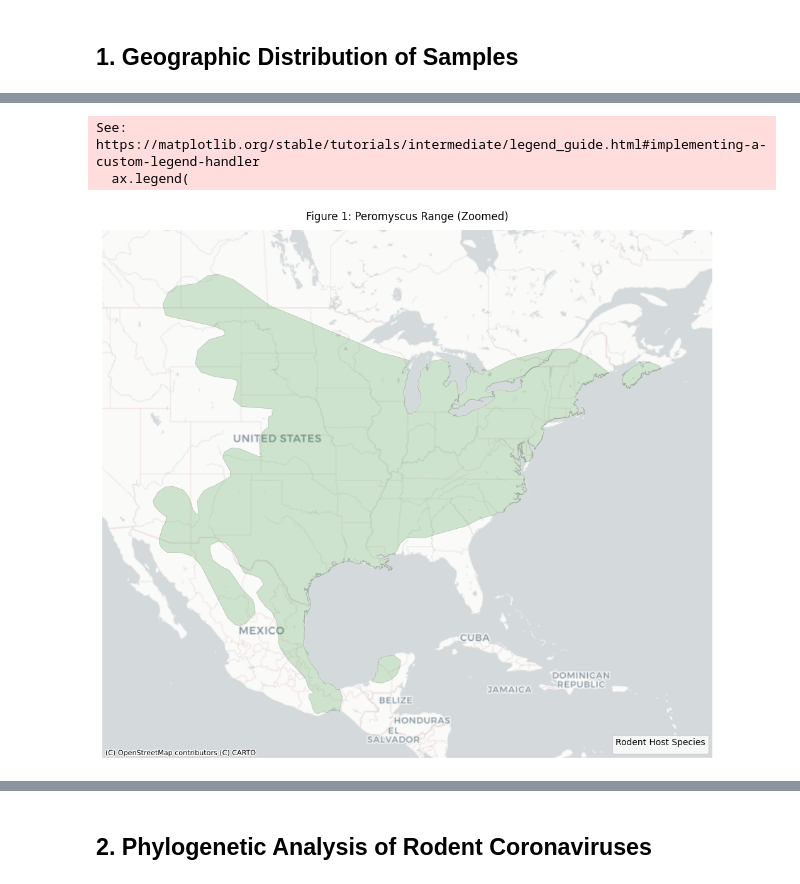
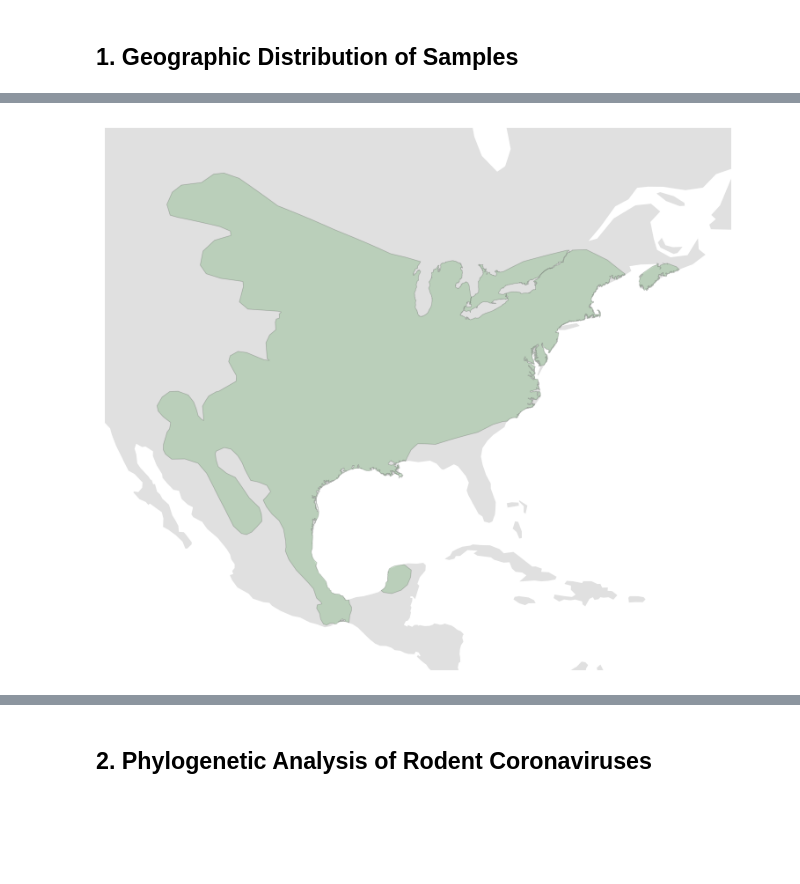
Before and after one commit to blatuscaspot/mouse-cov, a Jupyter notebook: Mouse CoV paper.ipynb, the cells around one changed output, grey strips where cells are left out. Saved outputs shown, nothing was run; the diff lists cells and outputs as text; code cells hidden in the pictures; blank space fills up the shorter version.

```diff
--- a/Mouse CoV paper.ipynb
+++ b/Mouse CoV paper.ipynb
@@ -109,59 +68,49 @@ plt.show()
 # %%
+import geopandas as gpd
 import matplotlib.pyplot as plt
-import contextily as ctx
-import pandas as pd
-import geopandas as gpd
-import matplotlib.patches as mpatches
+import geodatasets
 
-# Load and reproject
+# Set CRS to EPSG:3857
 crs = 'EPSG:3857'
-peromyscus = (
-    gpd.read_file("Peromyscus_leucopus/data_0.shp")
-    .to_crs(crs)
-)
-usa = gpd.read_file("usa.shp").to_crs(crs)
 
-# Compute padded bounds of the Peromyscus range
+# Load Peromyscus range and reproject
+peromyscus = gpd.read_file("Peromyscus_leucopus/data_0.shp").to_crs(crs)
+
+# Load Natural Earth land layer
+land_path = geodatasets.get_path("naturalearth.land")
+land = gpd.read_file(land_path).to_crs(crs)
+
+# Define padded bounds of the Peromyscus range
 minx, miny, maxx, maxy = peromyscus.total_bounds
 dx, dy = maxx - minx, maxy - miny
 pad = 0.1  # 10% padding
-xlim = (minx - pad*dx, maxx + pad*dx)
-ylim = (miny - pad*dy, maxy + pad*dy)
+xlim = (minx - pad * dx, maxx + pad * dx)
+ylim = (miny - pad * dy, maxy + pad * dy)
 
 # Plot
-fig, ax = plt.subplots(figsize=(10, 10))
-usa.boundary.plot(ax=ax, linewidth=0.00001, color='black')
+fig, ax = plt.subplots(figsize=(10, 8))
+
+# Plot land base
+land.plot(ax=ax, color="#e0e0e0", edgecolor="none")
+
+# Plot Peromyscus range
 peromyscus.plot(
     ax=ax,
-    color='forestgreen',
-    edgecolor='black',
+    color="forestgreen",
+    edgecolor="black",
     linewidth=0.5,
-    alpha=0.2,
-    label='Peromyscus leucopus'
+    alpha=0.2
 )
 
-# **ZOOM TO RANGE:**
+# Zoom to padded range
 ax.set_xlim(xlim)
 ax.set_ylim(ylim)
 
-ctx.add_basemap(ax, source=ctx.providers.CartoDB.Positron)
+# Title and cleanup
+ax.axis("off")
 
-# Legend
-ax.legend(
-    title="Rodent Host Species",
-    loc='lower right',
-    fontsize=9,
-    title_fontsize=10,
-    frameon=True
-)
-
-ax.set_title("Figure 1: Peromyscus Range (Zoomed)", pad=12)
-ax.set_axis_off()
-
-plt.tight_layout()
-plt.savefig("peromyscus_zoomed_map.png", dpi=300, bbox_inches='tight')
+# Save
+plt.savefig("peromyscus_zoomed_map.png", dpi=300, bbox_inches="tight", pad_inches=0)
 plt.show()
 # %% [output]
-See: https://matplotlib.org/stable/tutorials/intermediate/legend_guide.html#implementing-a-custom-legend-handler
-  ax.legend(
-[figure, old version]
+[figure, new version]
```
Also changed, not shown: parts of 3 cells of this notebook.
